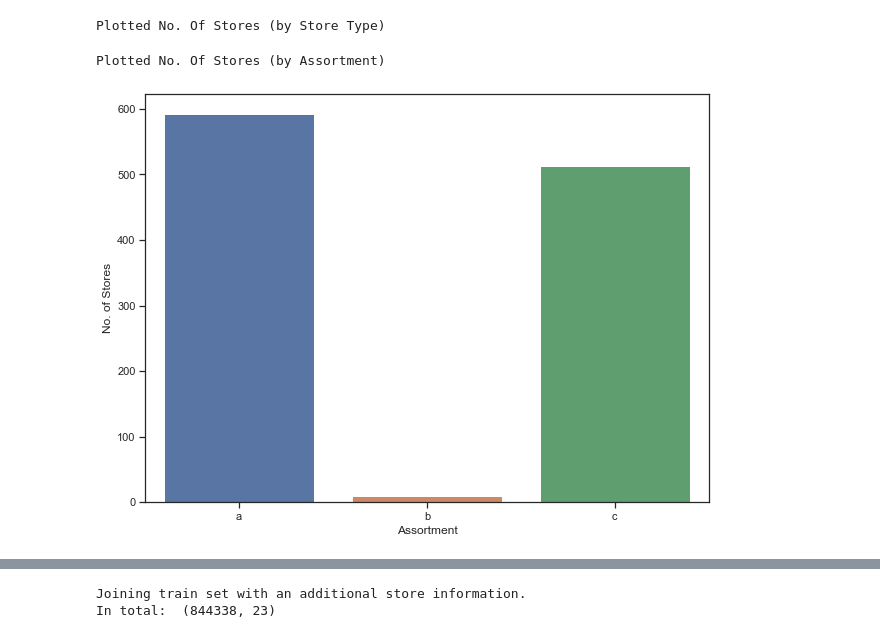
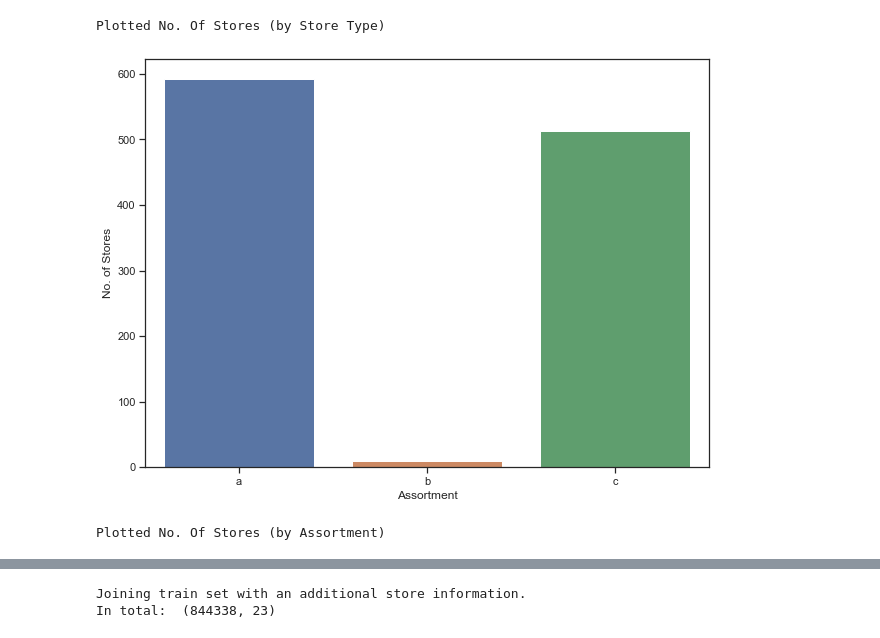
Before and after one commit to comsavvy/Rossman-Sales-Prediction, a Jupyter notebook: Rossman Sales Prediction.ipynb, the cells around one changed output, grey strips where cells are left out. Saved outputs shown, nothing was run; the diff lists cells and outputs as text; code cells hidden in the pictures.

```diff
--- a/Rossman Sales Prediction.ipynb
+++ b/Rossman Sales Prediction.ipynb
@@ -576,12 +577,17 @@ print("Plotted No. Of Stores (by Store Type)")
 Plotted No. Of Stores (by Store Type)
 # %%
 # Generate plot for No. Of Stores (by Assortment)
-fig, (axis1) = plt.subplots(1, 1, figsize=(9, 7))
+f, (axis1) = plt.subplots(1, 1, figsize=(9, 7))
 ax = sns.countplot(x="Assortment", data=store_df, order=["a", "b", "c"])
 ax.set(ylabel="No. of Stores")
+plt.show()
+f.tight_layout()
+f.savefig("plot/No. Of Stores (by Assortment).png", dpi=f.dpi)
+f.clf()
+plt.close(f)
 print("Plotted No. Of Stores (by Assortment)")
 # %% [output]
+[figure]
 Plotted No. Of Stores (by Assortment)
-[figure]
 # %%
 # Generate plot for No. Of Stores (by Promo2)
```
Also changed, not shown: parts of 13 cells of this notebook, 18 other files.
